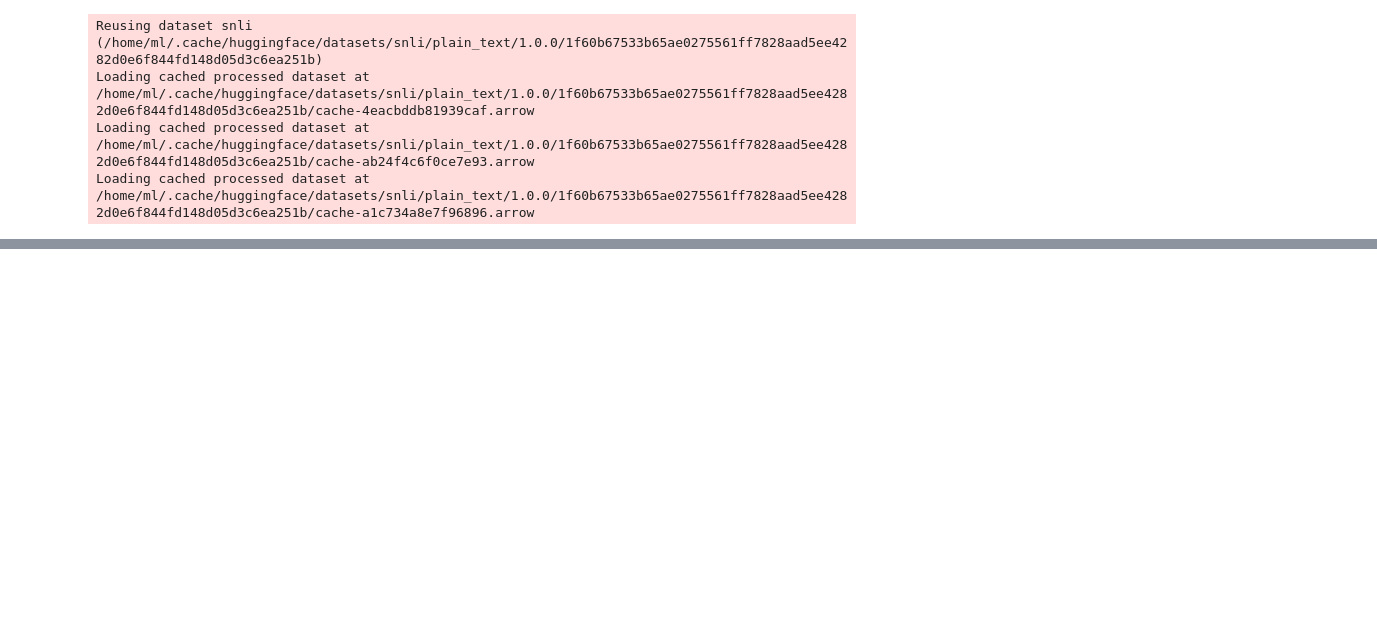
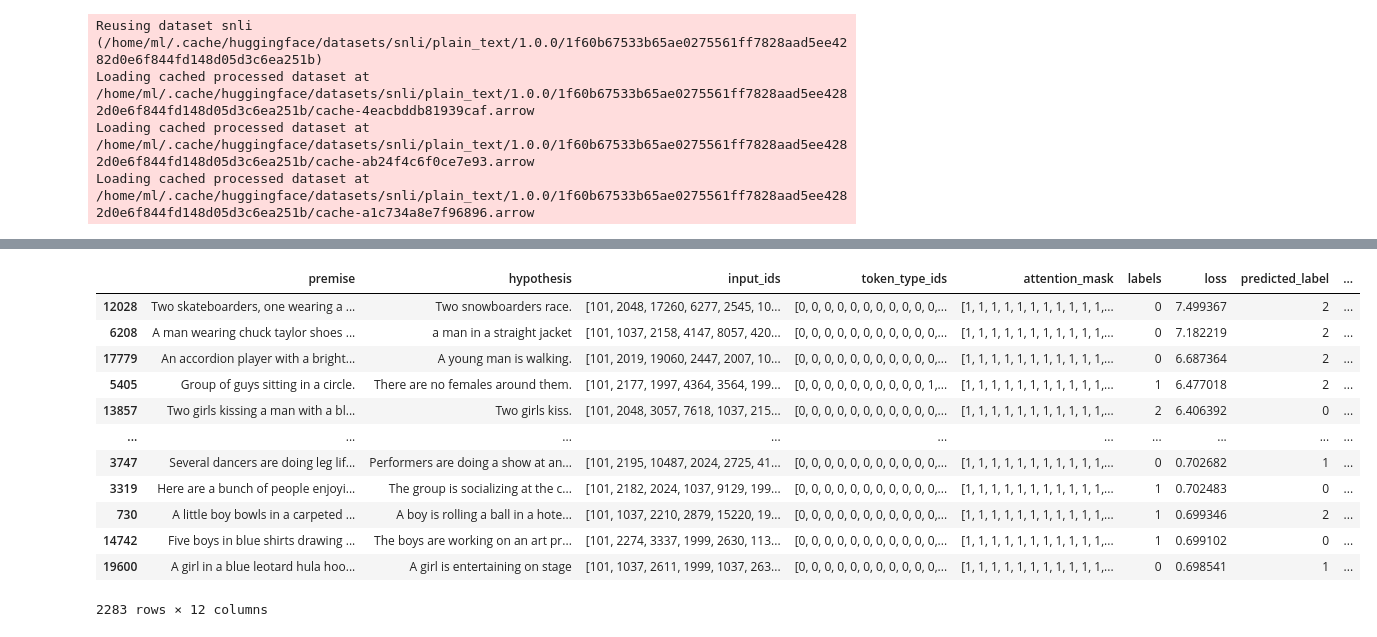
Before and after one commit to Serebryanskiy/nli, a Jupyter notebook: snli.ipynb, the cells around one changed output, grey strips where cells are left out. Drawn from its saved outputs; the diff is of its cells as text; code cells hidden in the pictures; blank space fills up the shorter version.

```diff
--- a/snli.ipynb
+++ b/snli.ipynb
@@ -6,7 +6,8 @@ import torch.nn as nn
 import torch.optim as optim
 import datasets
 import pandas as pd
-from bertviz import model_view
+import seaborn as sns
+from bertviz import model_view, head_view
 
 
 from tqdm.auto import tqdm
@@ -23,7 +24,11 @@ NUM_PREPROCESSING_WORKERS = 2
 pretrained_model = "google/electra-small-discriminator"
 train_path = './trains/'
 eval_path= './evals/'
-dataset_name = 'snli_classic/'
+dataset_name = './snli_classic/'
+
+# dataset_name = 'snli_classic/'
+
+# dataset_name = './snli_hyponly/'
 # %% [markdown]
 ## Device check
 # %%
@@ -258,0 +221,4 @@ eval_df
+# %%
+eval_df = pd.read_parquet(dataset_name + 'eval/eval_df.parquet')
+# eval_df = pd.DataFrame(eval_samples)
+# eval_df.to_parquet(dataset_name + 'eval/eval_df.parquet')
@@ -258,0 +236,2 @@ eval_df
+# %%
+eval_df['correct'] = eval_df.labels == eval_df.predicted_label
@@ -258,0 +292,30 @@ eval_df
+# %%
+errors = eval_df.loc[eval_df.labels != eval_df.predicted_label].sort_values('loss', ascending=False)
+fig = errors.labels.hist(title='Labels distributions')
+fig.update_layout(
+    # title_text='Sampled Results', # title of plot
+    # xaxis_title_text='Value', # xaxis label
+    # yaxis_title_text='Count', # yaxis label
+    bargap=0.5, # gap between bars of adjacent location coordinates
+    bargroupgap=0.1 # gap between bars of the same location coordinates
+)
+fig.show()
+# %%
+errors['error_tier'] = 1
+errors.loc[errors.loss > errors.loss.quantile(0.666) ,'error_tier'] = 2
+errors.loc[errors.loss < errors.loss.quantile(0.33) ,'error_tier'] = 0
+errors
+# %% [output]
+|  | premise | hypothesis | input_ids | token_type_ids | attention_mask | labels | loss | predicted_label | ... |
+| 12028 | Two skateboarders, one wearing a ... | Two snowboarders race. | [101, 2048, 17260, 6277, 2545, 10... | [0, 0, 0, 0, 0, 0, 0, 0, 0, 0, 0,... | [1, 1, 1, 1, 1, 1, 1, 1, 1, 1, 1,... | 0 | 7.499367 | 2 | ... |
+| 6208 | A man wearing chuck taylor shoes ... | a man in a straight jacket | [101, 1037, 2158, 4147, 8057, 420... | [0, 0, 0, 0, 0, 0, 0, 0, 0, 0, 0,... | [1, 1, 1, 1, 1, 1, 1, 1, 1, 1, 1,... | 0 | 7.182219 | 2 | ... |
+| 17779 | An accordion player with a bright... | A young man is walking. | [101, 2019, 19060, 2447, 2007, 10... | [0, 0, 0, 0, 0, 0, 0, 0, 0, 0, 0,... | [1, 1, 1, 1, 1, 1, 1, 1, 1, 1, 1,... | 0 | 6.687364 | 2 | ... |
+| 5405 | Group of guys sitting in a circle. | There are no females around them. | [101, 2177, 1997, 4364, 3564, 199... | [0, 0, 0, 0, 0, 0, 0, 0, 0, 0, 1,... | [1, 1, 1, 1, 1, 1, 1, 1, 1, 1, 1,... | 1 | 6.477018 | 2 | ... |
+| 13857 | Two girls kissing a man with a bl... | Two girls kiss. | [101, 2048, 3057, 7618, 1037, 215... | [0, 0, 0, 0, 0, 0, 0, 0, 0, 0, 0,... | [1, 1, 1, 1, 1, 1, 1, 1, 1, 1, 1,... | 2 | 6.406392 | 0 | ... |
+| ... | ... | ... | ... | ... | ... | ... | ... | ... | ... |
+| 3747 | Several dancers are doing leg lif... | Performers are doing a show at an... | [101, 2195, 10487, 2024, 2725, 41... | [0, 0, 0, 0, 0, 0, 0, 0, 0, 0, 0,... | [1, 1, 1, 1, 1, 1, 1, 1, 1, 1, 1,... | 0 | 0.702682 | 1 | ... |
+| 3319 | Here are a bunch of people enjoyi... | The group is socializing at the c... | [101, 2182, 2024, 1037, 9129, 199... | [0, 0, 0, 0, 0, 0, 0, 0, 0, 0, 0,... | [1, 1, 1, 1, 1, 1, 1, 1, 1, 1, 1,... | 1 | 0.702483 | 0 | ... |
+| 730 | A little boy bowls in a carpeted ... | A boy is rolling a ball in a hote... | [101, 1037, 2210, 2879, 15220, 19... | [0, 0, 0, 0, 0, 0, 0, 0, 0, 0, 0,... | [1, 1, 1, 1, 1, 1, 1, 1, 1, 1, 1,... | 1 | 0.699346 | 2 | ... |
+| 14742 | Five boys in blue shirts drawing ... | The boys are working on an art pr... | [101, 2274, 3337, 1999, 2630, 113... | [0, 0, 0, 0, 0, 0, 0, 0, 0, 0, 0,... | [1, 1, 1, 1, 1, 1, 1, 1, 1, 1, 1,... | 1 | 0.699102 | 0 | ... |
+| 19600 | A girl in a blue leotard hula hoo... | A girl is entertaining on stage | [101, 1037, 2611, 1999, 1037, 263... | [0, 0, 0, 0, 0, 0, 0, 0, 0, 0, 0,... | [1, 1, 1, 1, 1, 1, 1, 1, 1, 1, 1,... | 0 | 0.698541 | 1 | ... |
+2283 rows × 12 columns
```
Also changed, not shown: parts of 69 cells of this notebook.
